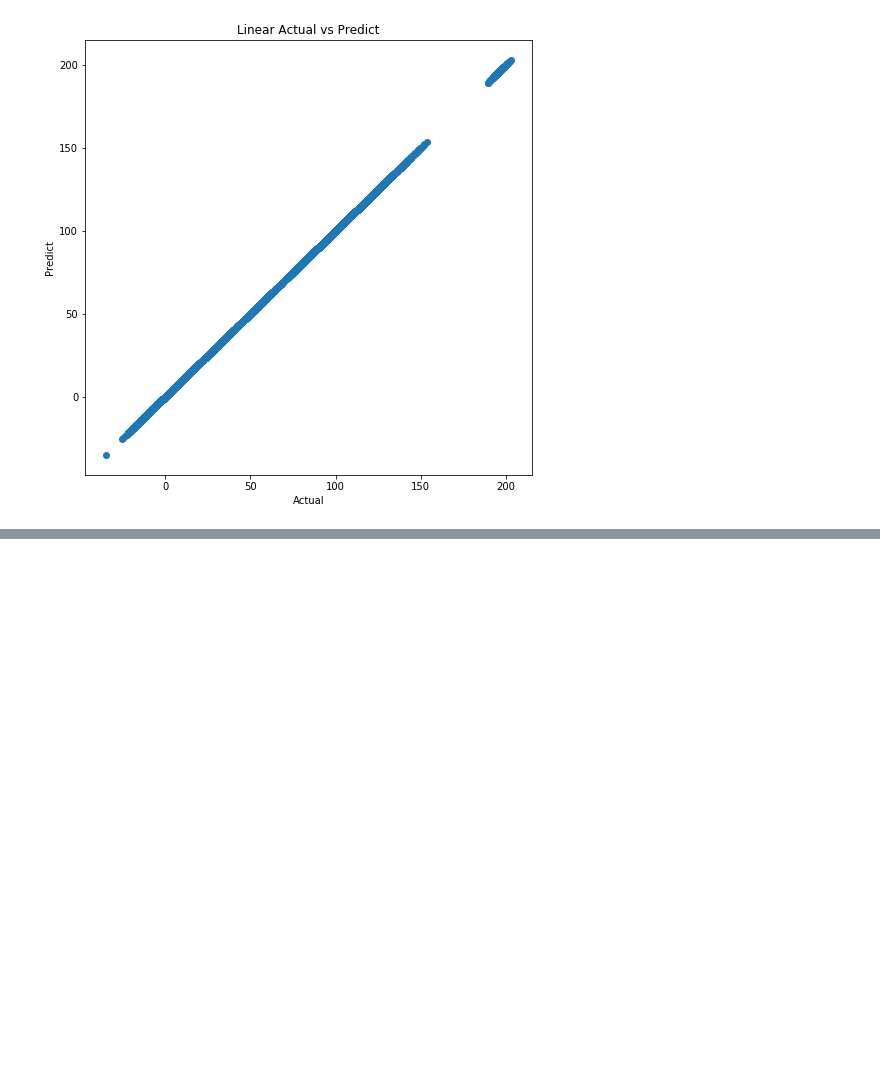
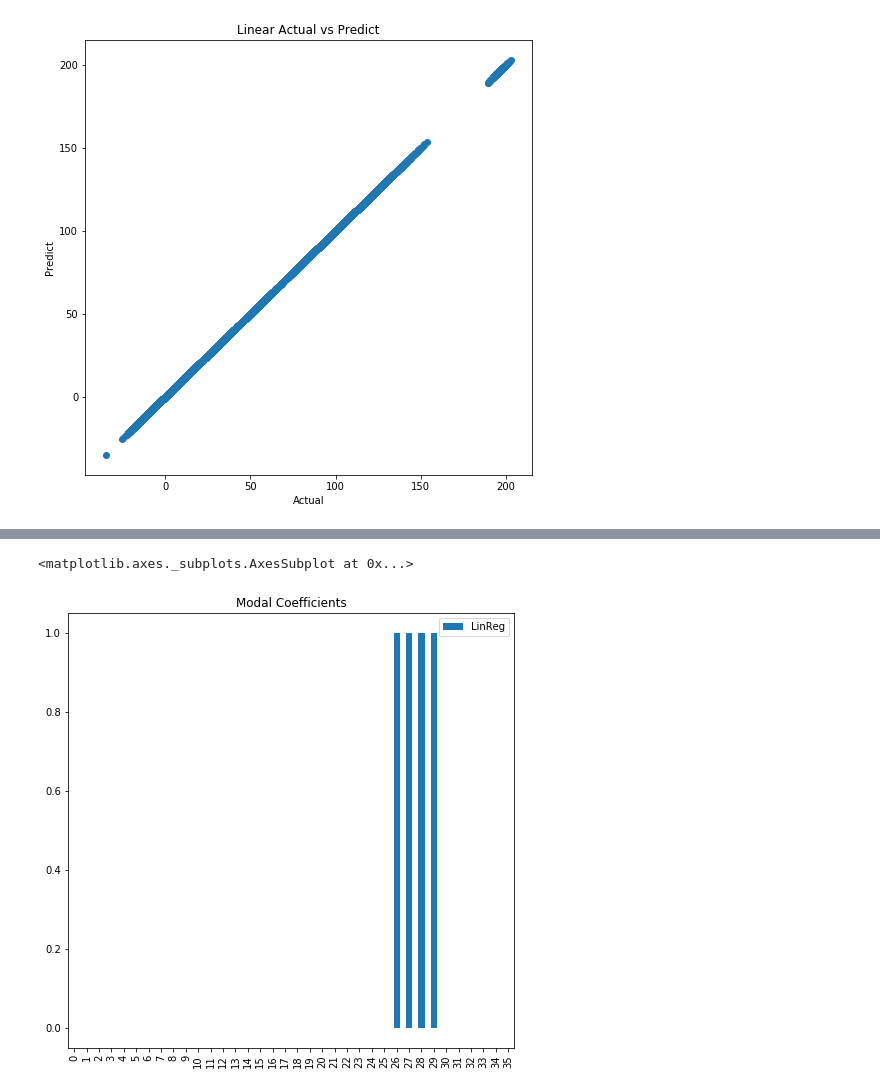
Before and after one commit to imamun93/Molecular_Properties, a Jupyter notebook: RidgeLasso.ipynb, the cells around one changed output, grey strips where cells are left out. Cells and saved outputs as stored; diff of their text form; code cells hidden in the pictures; blank space fills up the shorter version.

```diff
--- a/RidgeLasso.ipynb
+++ b/RidgeLasso.ipynb
@@ -198,0 +210,6 @@ ax.set(xlabel="Actual", ylabel="Predict");
+# %%
+checkcoef=pd.Series(checkcoef)
+checkcoef=checkcoef.rename('Features')
+checkcoef
+ccdf= pd.DataFrame(checkcoef)
+ccdf
@@ -198,0 +234,8 @@ ax.set(xlabel="Actual", ylabel="Predict");
+# %%
+linlist=(linear.coef_.tolist())
+# %%
+linseries=pd.Series(linlist)
+linseries=linseries.apply(pd.Series).stack().reset_index(drop=True)
+linseries= linseries.rename('LinReg')
+lindf= pd.DataFrame(linseries)
+lindf
@@ -198,0 +280,3 @@ ax.set(xlabel="Actual", ylabel="Predict");
+# %%
+combined= pd.concat([ccdf, lindf], axis=1)
+combined
@@ -198,0 +301,5 @@ ax.set(xlabel="Actual", ylabel="Predict");
+# %%
+combined.plot(kind='bar',title='Modal Coefficients')
+# %% [output]
+<matplotlib.axes._subplots.AxesSubplot at 0x...>
+[figure, added]
```
Also changed, not shown: parts of 5 cells of this notebook.
